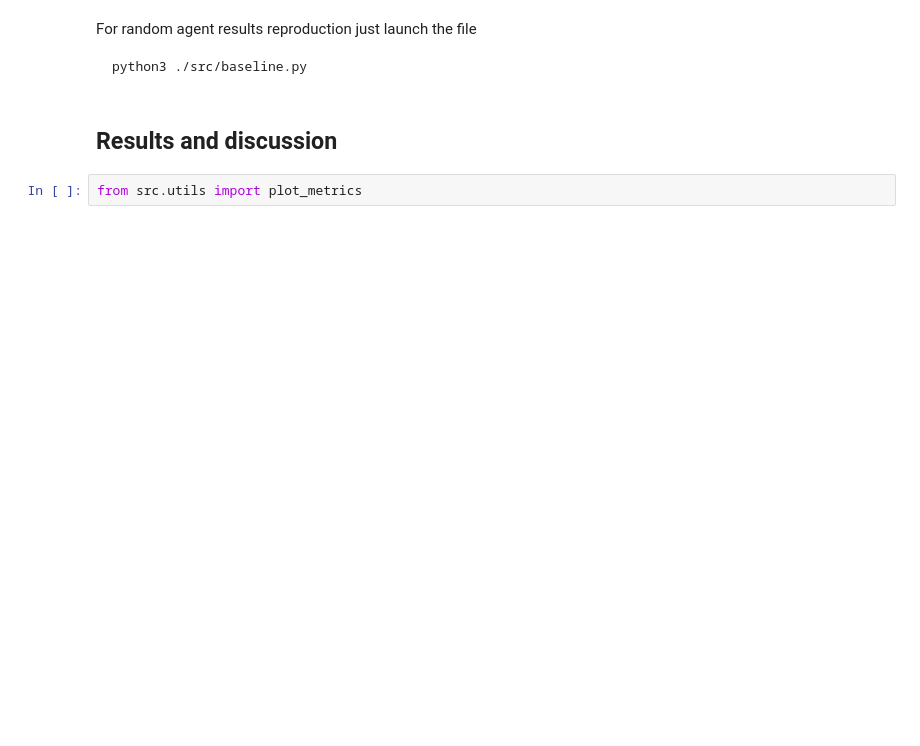
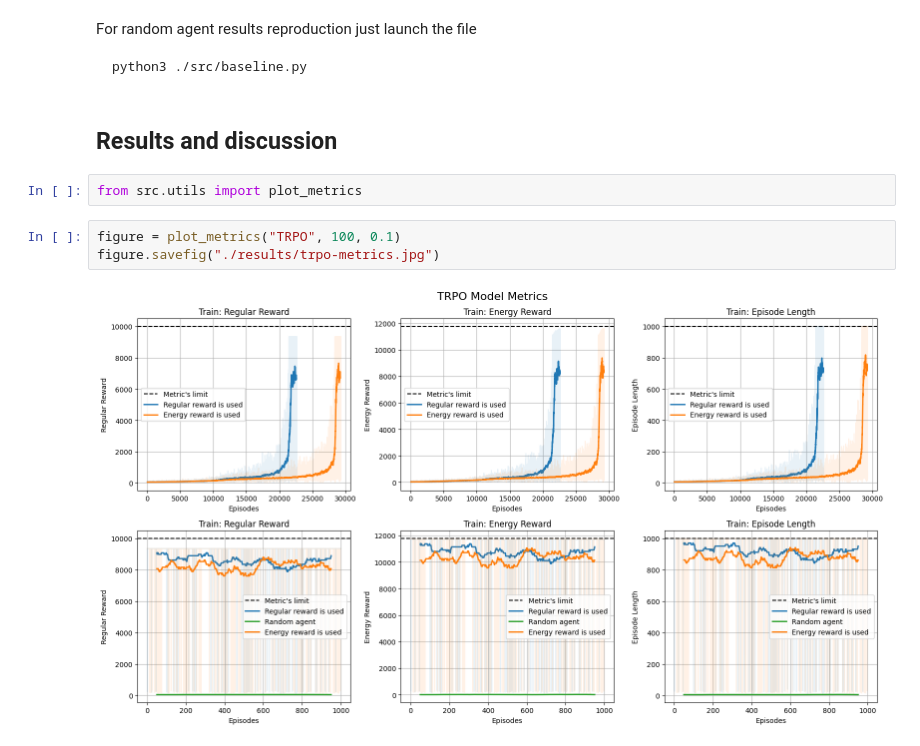
Before and after one commit to Makkarik/energy-based-pendulum, a Jupyter notebook: Entrypoint.ipynb, the cells around one changed output. Cells and saved outputs as stored; diff of their text form; blank space fills up the shorter version.

```diff
--- a/Entrypoint.ipynb
+++ b/Entrypoint.ipynb
@@ -926,3 +927,8 @@ python3 ./src/baseline.py
 ## Results and discussion
 # %%
 from src.utils import plot_metrics
+# %%
+figure = plot_metrics("TRPO", 100, 0.1)
+figure.savefig("./results/trpo-metrics.jpg")
+# %% [output]
+[figure, added]
```
Also changed, not shown: parts of 15 cells of this notebook, 22 other files.
